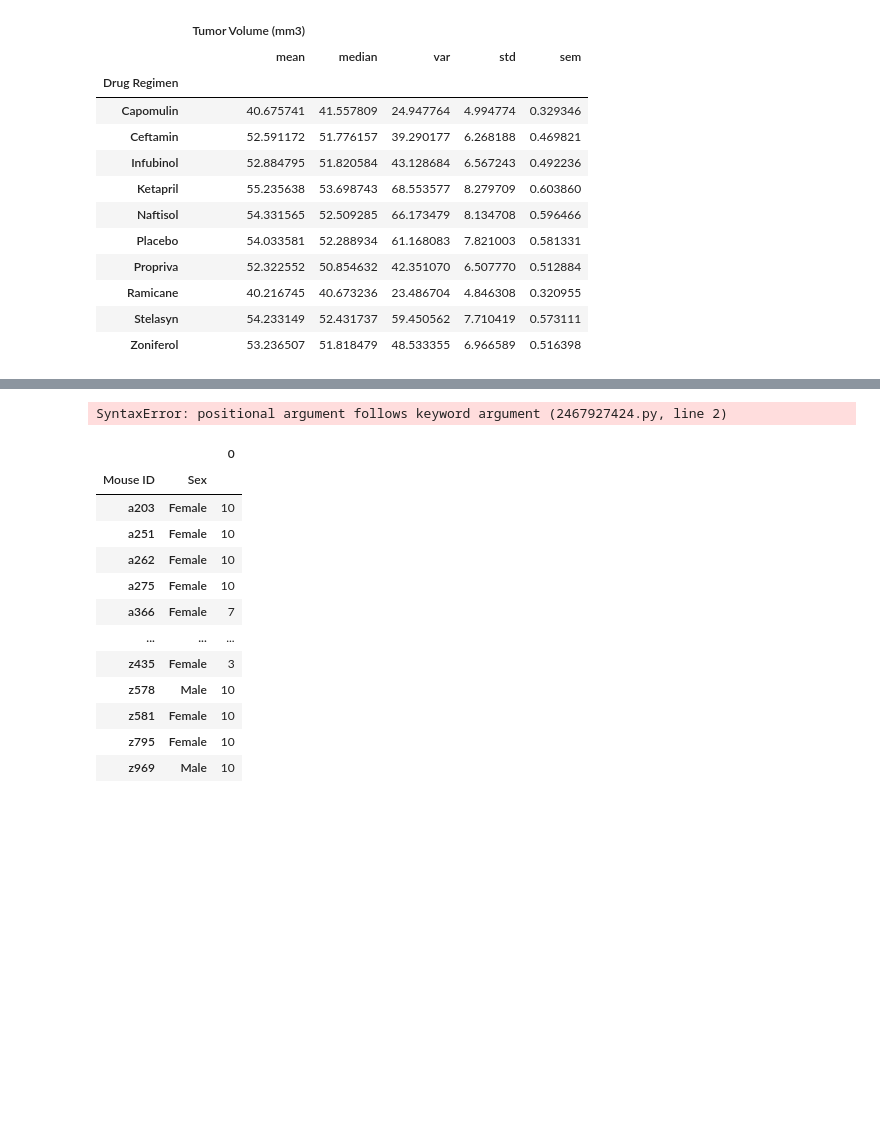
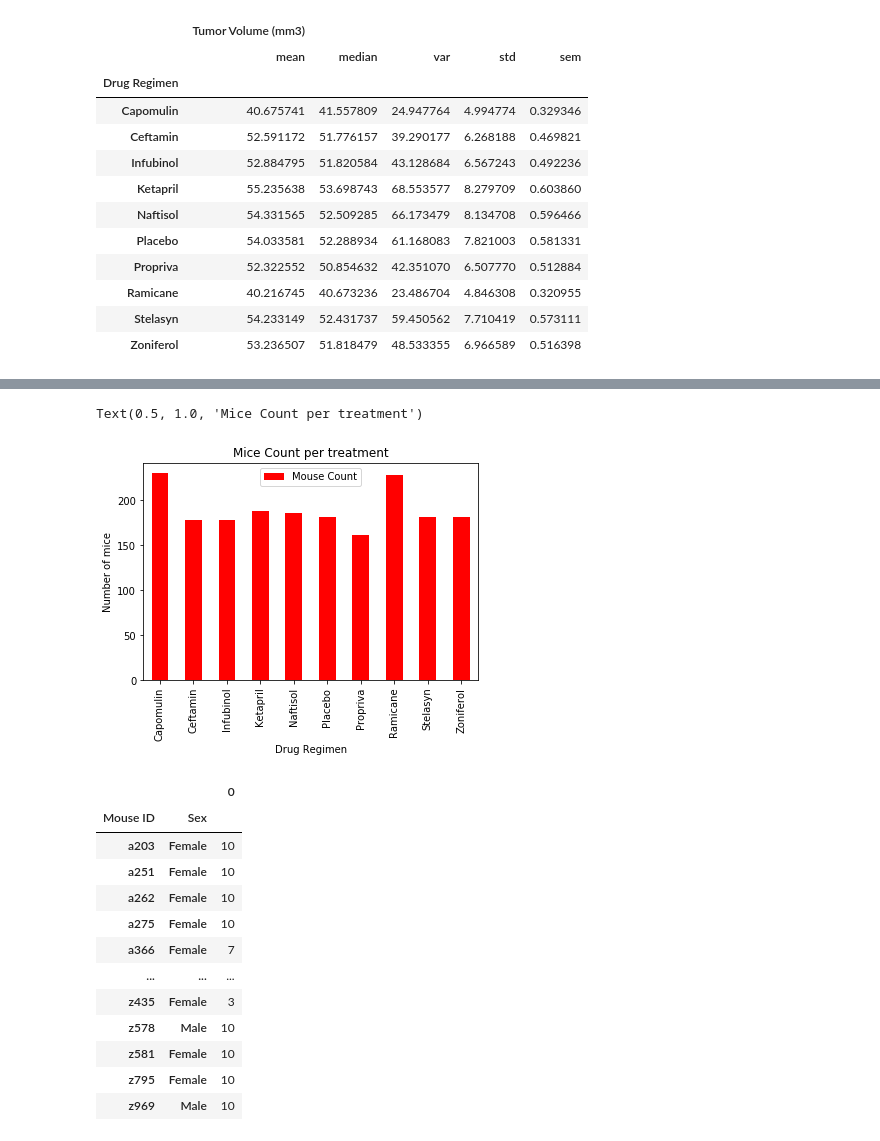
Before and after one commit to gussiepoole/Matplotlib-homework, a Jupyter notebook: MatPlotLib HW.ipynb, the cells around one changed output, grey strips where cells are left out. Cells and saved outputs as stored; diff of their text form; code cells hidden in the pictures; blank space fills up the shorter version.

```diff
--- a/MatPlotLib HW.ipynb
+++ b/MatPlotLib HW.ipynb
@@ -178,11 +178,12 @@ plt.show()
 # %%
-#create the second bar chart with Matplotlib's pyplot methods.
-mousecount_df.plot(kind='bar', mousecount_df, x_axis="Drug Regimen", y_axis= "Mice Count", height=0.8)
+#create the second bar chart with Matplotlib's pyplot metho
+mousecount_df.plot(kind='bar',x="Drug Regimen",y="Mouse Count", color='red')
 plt.ylabel("Number of mice")
 plt.xlabel("Drug Regimen")
 plt.title("Mice Count per treatment")
 # %% [output]
-SyntaxError: positional argument follows keyword argument (2467927424.py, line 2)
+Text(0.5, 1.0, 'Mice Count per treatment')
+[figure, added]
 # %%
 #  Group the data by gender and get the total number
 count_gender = df.groupby(["Mouse ID","Sex"])
```
Also changed, not shown: parts of 17 cells of this notebook.
